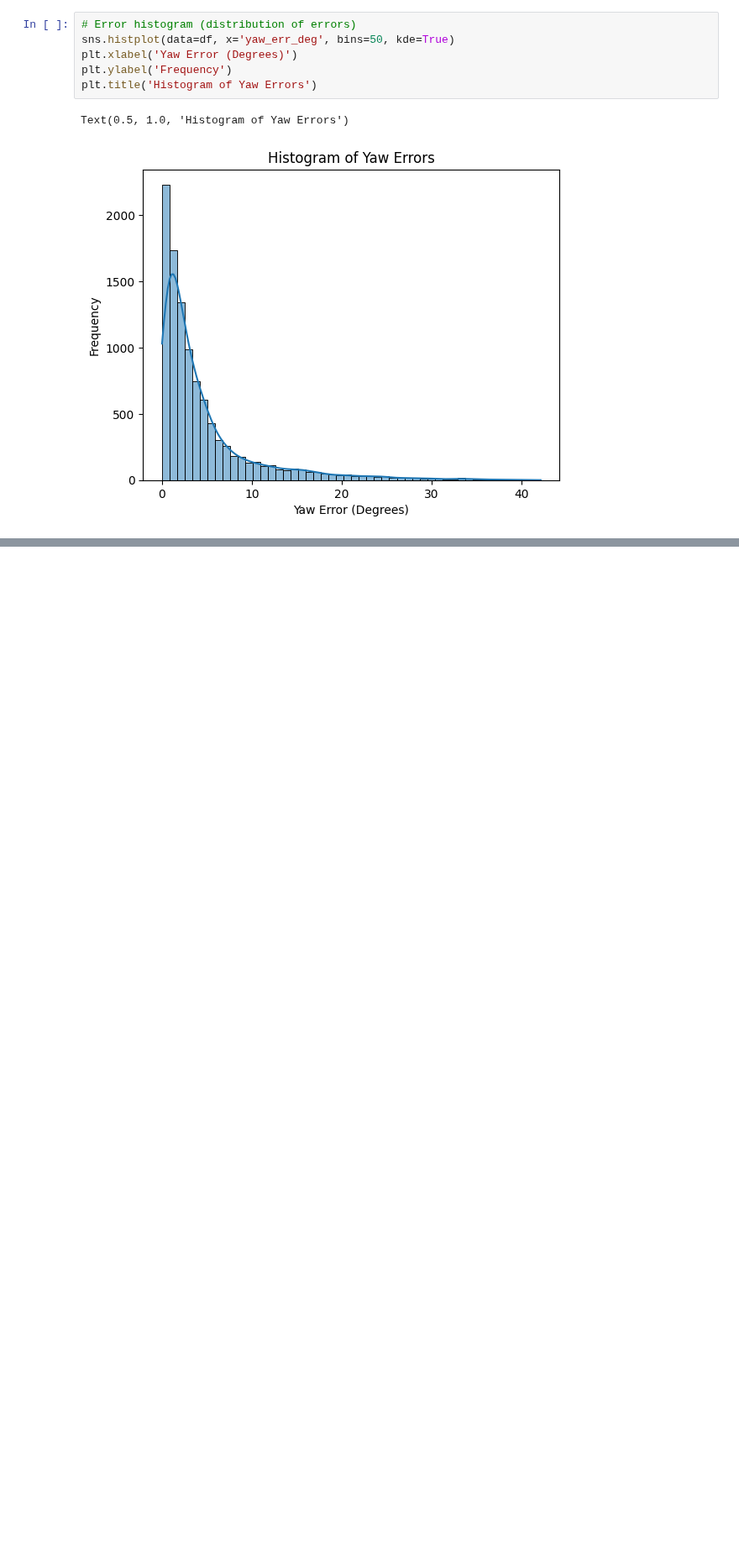
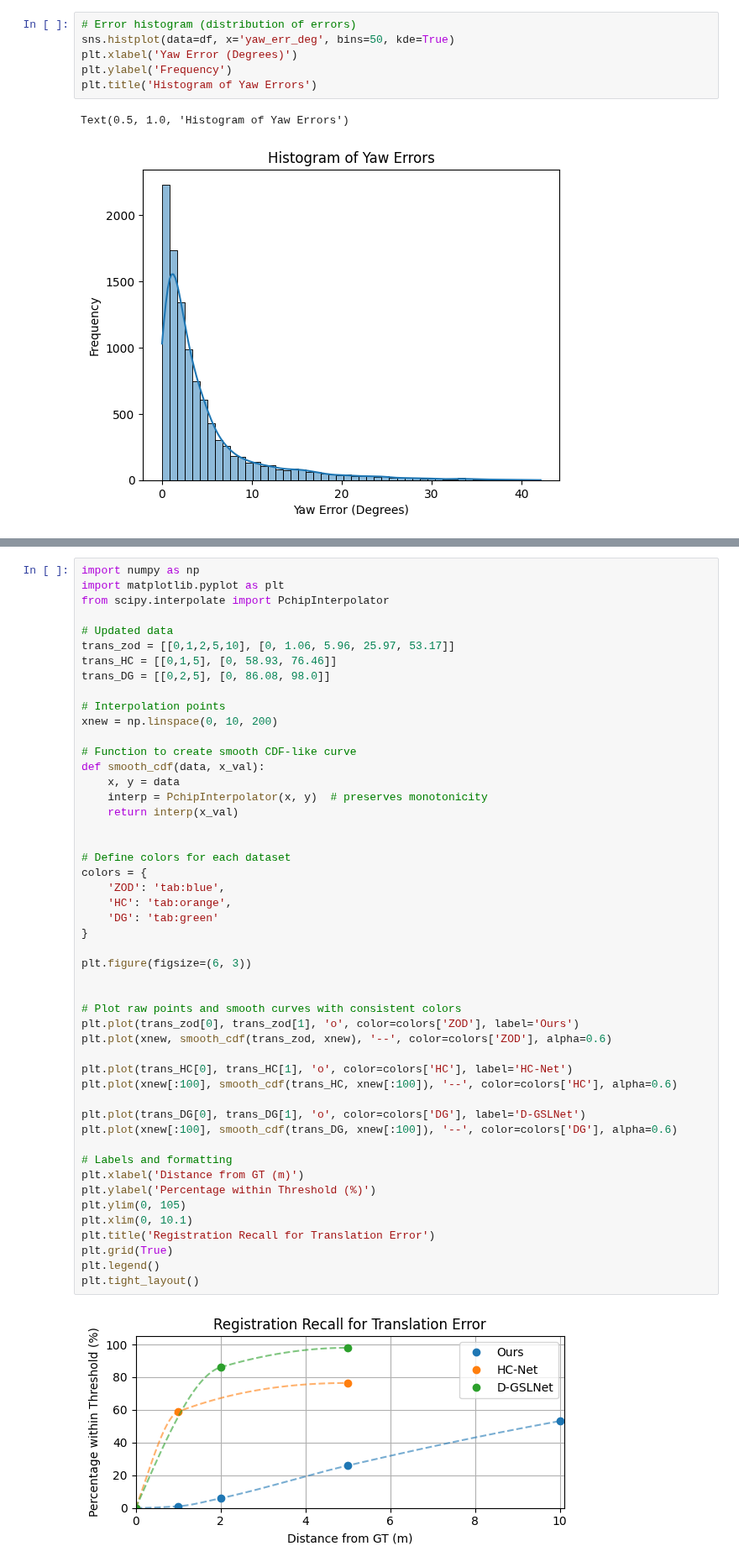
Before and after one commit to ifinckh/2025_sem_proj_FINCKH_VITA, a Jupyter notebook: training_visualization.ipynb, the cells around one changed output, grey strips where cells are left out. Shown at 84% size. Drawn from its saved outputs; the diff is of its cells as text; blank space fills up the shorter version.

```diff
--- a/training_visualization.ipynb
+++ b/training_visualization.ipynb
@@ -246,0 +240,51 @@ Text(0.5, 1.0, 'Histogram of Yaw Errors')
+# %%
+import numpy as np
+import matplotlib.pyplot as plt
+from scipy.interpolate import PchipInterpolator
+
+# Updated data
+trans_zod = [[0,1,2,5,10], [0, 1.06, 5.96, 25.97, 53.17]]
+trans_HC = [[0,1,5], [0, 58.93, 76.46]]
+trans_DG = [[0,2,5], [0, 86.08, 98.0]]
+
+# Interpolation points
+xnew = np.linspace(0, 10, 200)
+
+# Function to create smooth CDF-like curve
+def smooth_cdf(data, x_val):
+    x, y = data
+    interp = PchipInterpolator(x, y)  # preserves monotonicity
+    return interp(x_val)
+
+
+# Define colors for each dataset
+colors = {
+    'ZOD': 'tab:blue',
+    'HC': 'tab:orange',
+    'DG': 'tab:green'
+}
+
+plt.figure(figsize=(6, 3))
+
+
+# Plot raw points and smooth curves with consistent colors
+plt.plot(trans_zod[0], trans_zod[1], 'o', color=colors['ZOD'], label='Ours')
+plt.plot(xnew, smooth_cdf(trans_zod, xnew), '--', color=colors['ZOD'], alpha=0.6)
+
+plt.plot(trans_HC[0], trans_HC[1], 'o', color=colors['HC'], label='HC-Net')
+plt.plot(xnew[:100], smooth_cdf(trans_HC, xnew[:100]), '--', color=colors['HC'], alpha=0.6)
+
+plt.plot(trans_DG[0], trans_DG[1], 'o', color=colors['DG'], label='D-GSLNet')
+plt.plot(xnew[:100], smooth_cdf(trans_DG, xnew[:100]), '--', color=colors['DG'], alpha=0.6)
+
+# Labels and formatting
+plt.xlabel('Distance from GT (m)')
+plt.ylabel('Percentage within Threshold (%)')
+plt.ylim(0, 105)
+plt.xlim(0, 10.1)
+plt.title('Registration Recall for Translation Error')
+plt.grid(True)
+plt.legend()
+plt.tight_layout()
+# %% [output]
+[figure, added]
```
Also changed, not shown: parts of 13 cells of this notebook, 56 other files.
